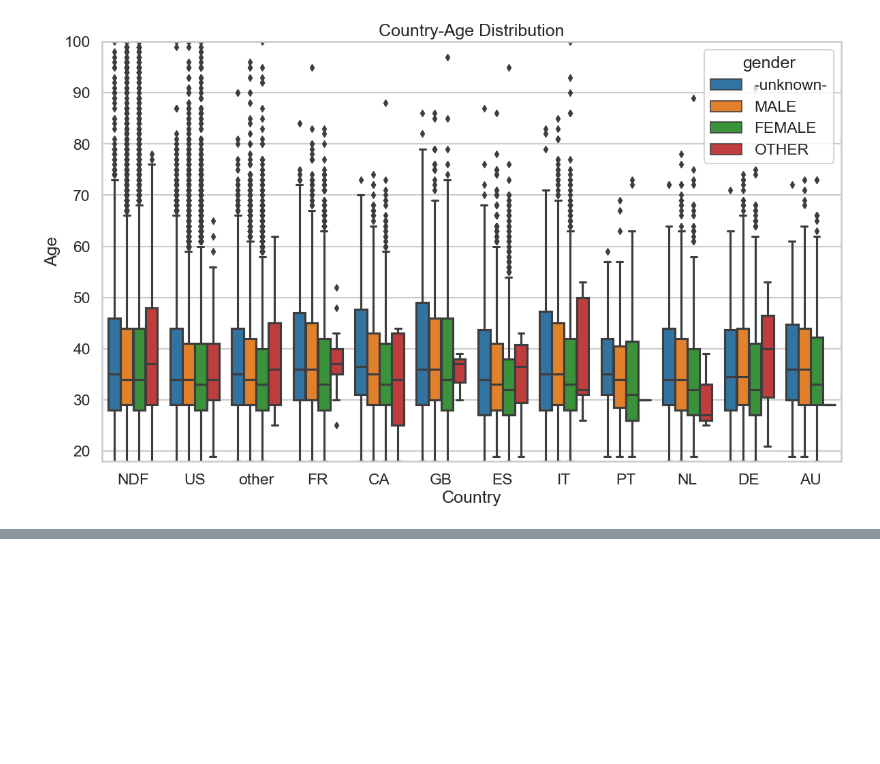
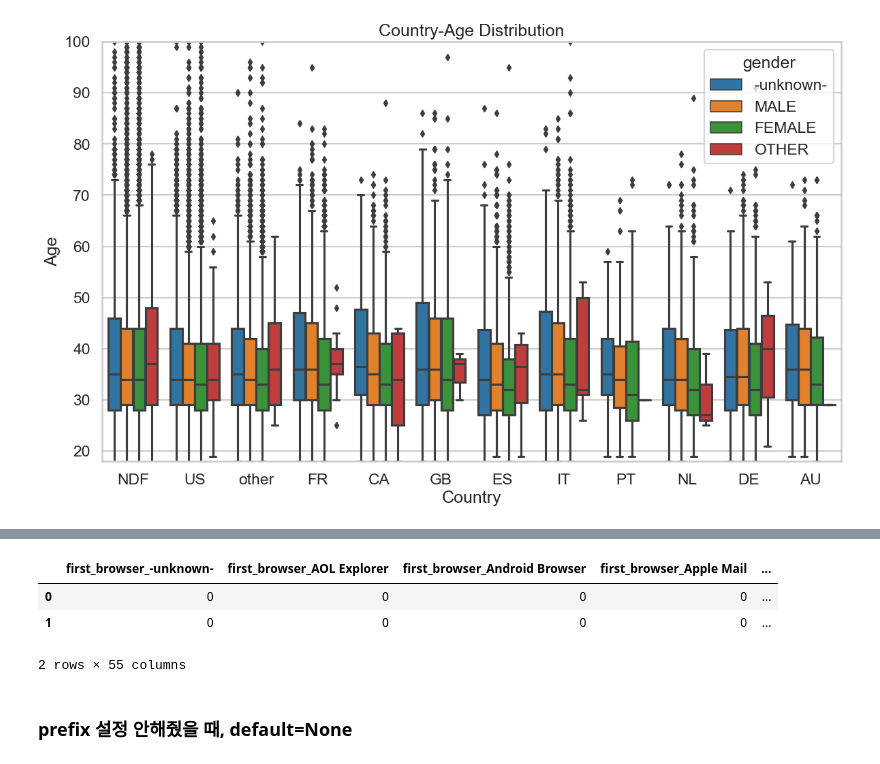
Before and after one commit to wumusill/Kaggul, a Jupyter notebook: Airbnb/airbnb.ipynb, the cells around one changed output, grey strips where cells are left out. Cells and saved outputs as stored; diff of their text form; code cells hidden in the pictures; blank space fills up the shorter version.

```diff
--- a/Airbnb/airbnb.ipynb
+++ b/Airbnb/airbnb.ipynb
@@ -431,0 +452,14 @@ plt.title('Country-Age Distribution');
+# %%
+dfWork = pd.concat((df_train, df_test), axis=0, ignore_index=True)
+
+# data_first_booking은 결측치가 너무 많아 제거
+dfWork = dfWork.drop(['id', 'date_first_booking'], axis=1)
+
+# 나머지 결측치는 -1로 채우기
+dfWork = dfWork.fillna(-1)
+# %%
+tfa = np.vstack(dfWork.timestamp_first_active.astype(str).apply(lambda x: list(map(int, [x[:4],x[4:6],x[6:8],x[8:10],x[10:12],x[12:14]]))).values)
+dfWork['tfa_year'] = tfa[:,0]
+dfWork['tfa_month'] = tfa[:,1]
+dfWork['tfa_day'] = tfa[:,2]
+dfWork = dfWork.drop(['timestamp_first_active'], axis=1)
@@ -431,0 +476,3 @@ plt.title('Country-Age Distribution');
+# %%
+av = dfWork.age.values
+dfWork['age'] = np.where(np.logical_or(av<14, av>100), -1, av)
@@ -431,0 +484,17 @@ plt.title('Country-Age Distribution');
+# %%
+# One-hot-encoding features
+ohe_feats = ['gender', 'signup_method', 'signup_flow', 'language', 'affiliate_channel',
+             'affiliate_provider', 'first_affiliate_tracked', 'signup_app', 'first_device_type', 'first_browser']
+for f in ohe_feats:
+    dfWork_dummy = pd.get_dummies(dfWork[f], prefix=f)
+    dfWork = dfWork.drop([f], axis=1)
+    dfWork = pd.concat((dfWork, dfWork_dummy), axis=1)
+# %%
+dfWork_dummy.head(2)
+# %% [output]
+|  | first_browser_-unknown- | first_browser_AOL Explorer | first_browser_Android Browser | first_browser_Apple Mail | ... |
+| 0 | 0 | 0 | 0 | 0 | ... |
+| 1 | 0 | 0 | 0 | 0 | ... |
+2 rows × 55 columns
+# %% [markdown]
+### prefix 설정 안해줬을 때, default=None
```
Also changed, not shown: parts of 13 cells of this notebook.
